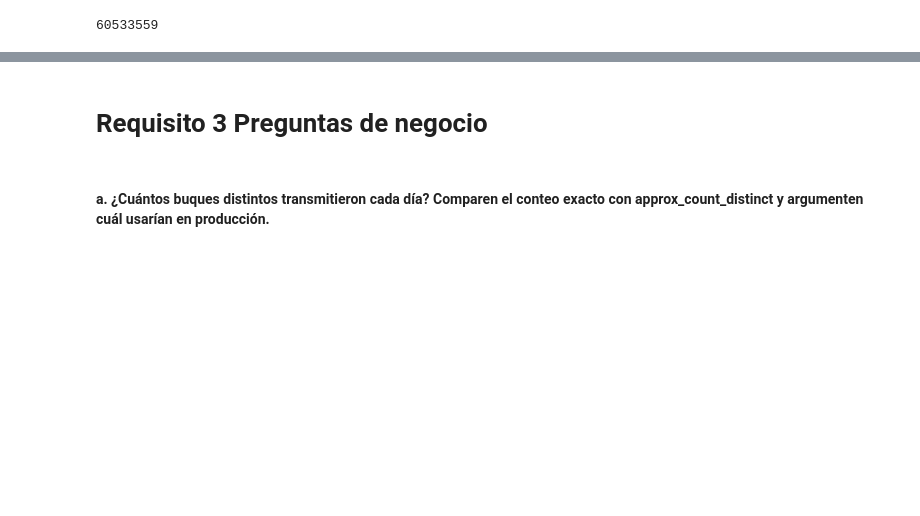
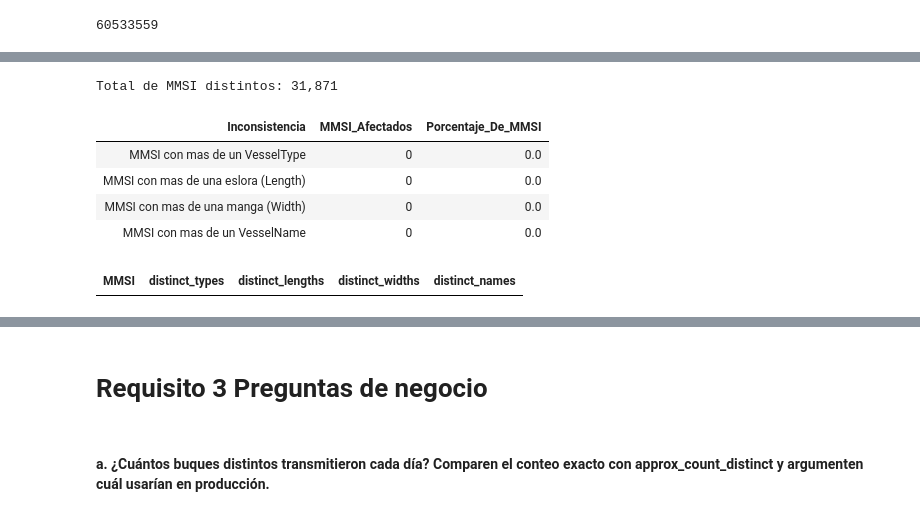
Before and after one commit to dnlec/trafico-maritimo-oceanwatch, a Jupyter notebook: notebook/proyecto_ocean_watch.ipynb, the cells around one changed output, grey strips where cells are left out. Cells and saved outputs as stored; diff of their text form; code cells hidden in the pictures; blank space fills up the shorter version.

```diff
--- a/notebook/proyecto_ocean_watch.ipynb
+++ b/notebook/proyecto_ocean_watch.ipynb
@@ -277,0 +408,51 @@ display(quality_summary)
+# %%
+# Para cada MMSI, cuantos valores DISTINTOS toma cada atributo estatico
+mmsi_consistency = (
+    df_ais
+    .groupBy("MMSI")
+    .agg(
+        F.countDistinct("VesselType").alias("distinct_types"),
+        F.countDistinct("Length").alias("distinct_lengths"),
+        F.countDistinct("Width").alias("distinct_widths"),
+        F.countDistinct("VesselName").alias("distinct_names")
+    )
+)
+
+resumen_consistencia = mmsi_consistency.select(
+    F.count("*").alias("total_mmsi"),
+    F.sum(F.when(F.col("distinct_types") > 1, 1).otherwise(0)).alias("mmsi_varios_tipos"),
+    F.sum(F.when(F.col("distinct_lengths") > 1, 1).otherwise(0)).alias("mmsi_varias_esloras"),
+    F.sum(F.when(F.col("distinct_widths") > 1, 1).otherwise(0)).alias("mmsi_varias_mangas"),
+    F.sum(F.when(F.col("distinct_names") > 1, 1).otherwise(0)).alias("mmsi_varios_nombres")
+).collect()[0]
+
+tm = resumen_consistencia["total_mmsi"]
+
+def pct(n):
+    return (n / tm) * 100
+
+consistency_summary = spark.createDataFrame([
+    ("MMSI con mas de un VesselType", resumen_consistencia["mmsi_varios_tipos"], pct(resumen_consistencia["mmsi_varios_tipos"])),
+    ("MMSI con mas de una eslora (Length)", resumen_consistencia["mmsi_varias_esloras"], pct(resumen_consistencia["mmsi_varias_esloras"])),
+    ("MMSI con mas de una manga (Width)", resumen_consistencia["mmsi_varias_mangas"], pct(resumen_consistencia["mmsi_varias_mangas"])),
+    ("MMSI con mas de un VesselName", resumen_consistencia["mmsi_varios_nombres"], pct(resumen_consistencia["mmsi_varios_nombres"])),
+], ["Inconsistencia", "MMSI_Afectados", "Porcentaje_De_MMSI"])
+
+print(f"Total de MMSI distintos: {tm:,}")
+display(consistency_summary)
+
+# Ejemplos concretos: los MMSI que mas tipos distintos reportan
+display(
+    mmsi_consistency
+    .filter(F.col("distinct_types") > 1)
+    .orderBy(F.desc("distinct_types"))
+    .limit(10)
+)
+# %% [output]
+Total de MMSI distintos: 31,871
+| Inconsistencia | MMSI_Afectados | Porcentaje_De_MMSI |
+| MMSI con mas de un VesselType | 0 | 0.0 |
+| MMSI con mas de una eslora (Length) | 0 | 0.0 |
+| MMSI con mas de una manga (Width) | 0 | 0.0 |
+| MMSI con mas de un VesselName | 0 | 0.0 |
+| MMSI | distinct_types | distinct_lengths | distinct_widths | distinct_names |
```
Also changed, not shown: parts of 45 cells of this notebook, 6 other files.
